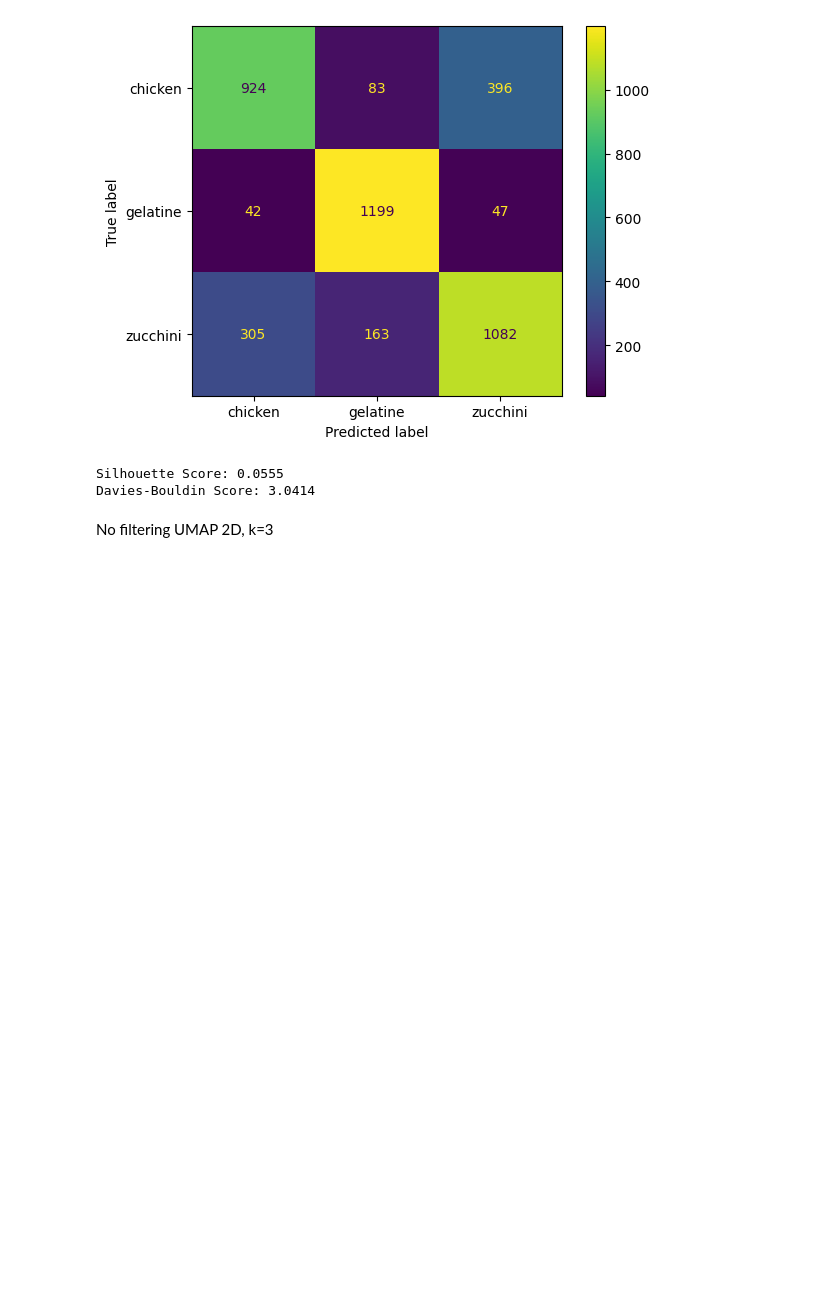
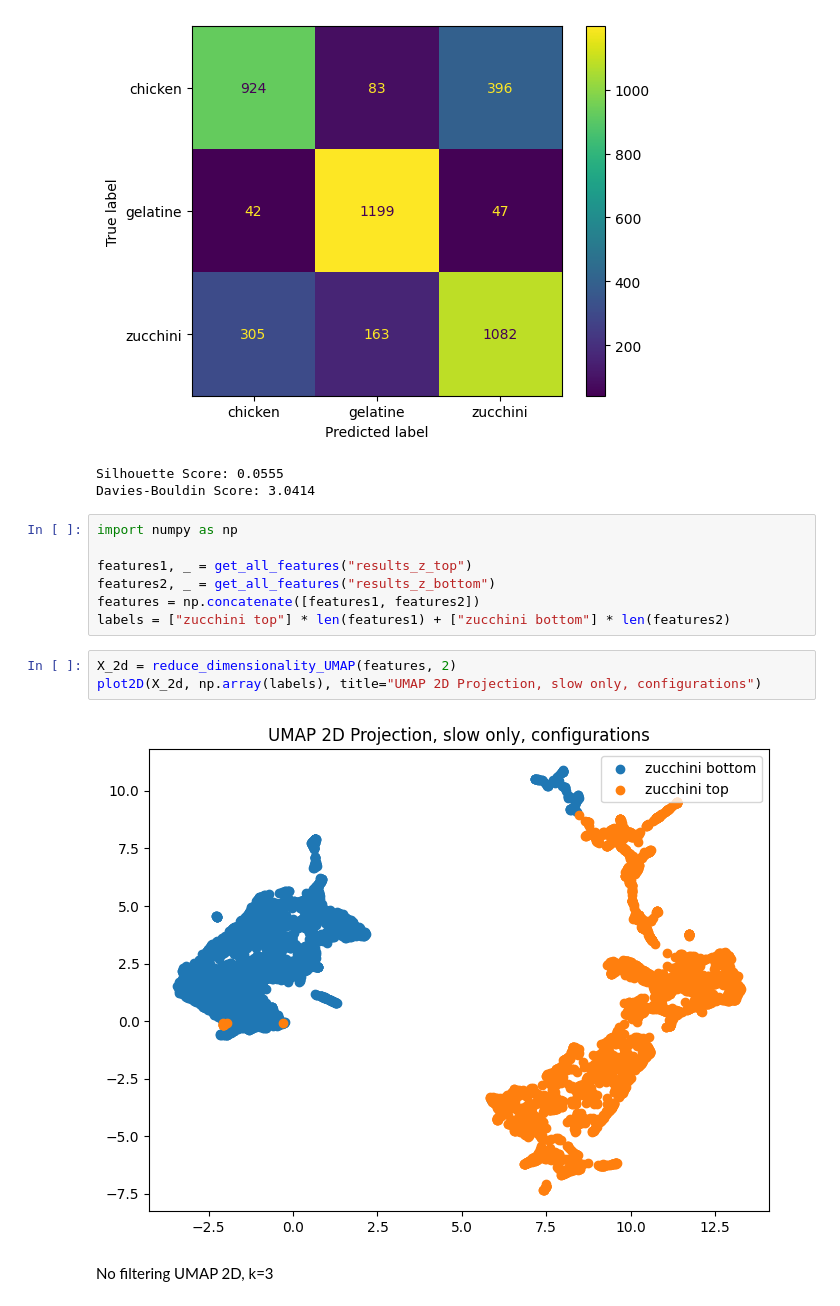
Before and after one commit to MartynaSokolowska/Vibroacoustic-analysis, a Jupyter notebook: evaluation.ipynb, the cells around one changed output. Cells and saved outputs as stored; diff of their text form; blank space fills up the shorter version.

```diff
--- a/evaluation.ipynb
+++ b/evaluation.ipynb
@@ -61,6 +61,18 @@ weighted avg       0.75      0.76      0.75      4241
 [figure]
 Silhouette Score: 0.0555
 Davies-Bouldin Score: 3.0414
+# %%
+import numpy as np
+
+features1, _ = get_all_features("results_z_top")
+features2, _ = get_all_features("results_z_bottom")
+features = np.concatenate([features1, features2])
+labels = ["zucchini top"] * len(features1) + ["zucchini bottom"] * len(features2)
+# %%
+X_2d = reduce_dimensionality_UMAP(features, 2)
+plot2D(X_2d, np.array(labels), title="UMAP 2D Projection, slow only, configurations")
+# %% [output]
+[figure, added]
 # %% [markdown]
 No filtering UMAP 2D, k=3
 # %%
```
Also changed, not shown: parts of 9 cells of this notebook, 1 other file.
